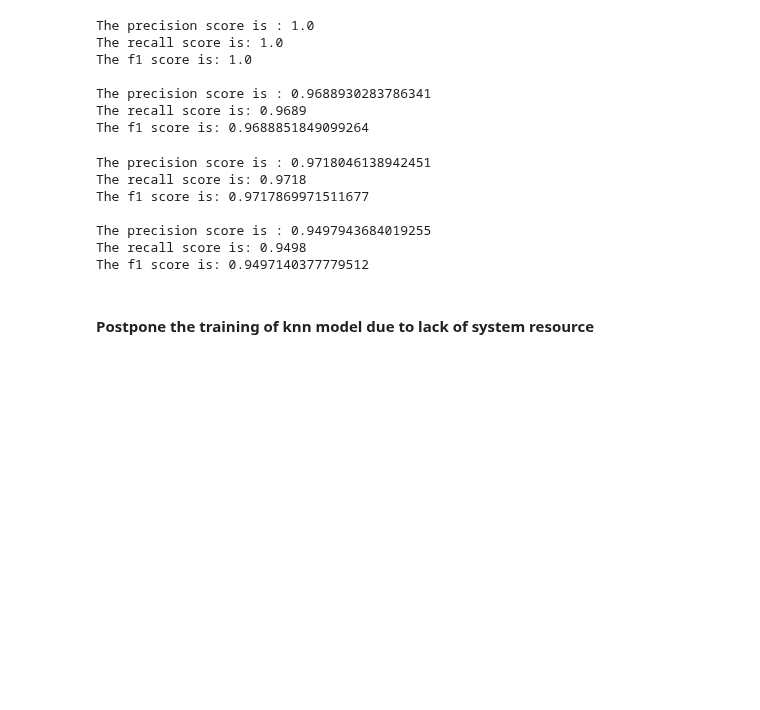
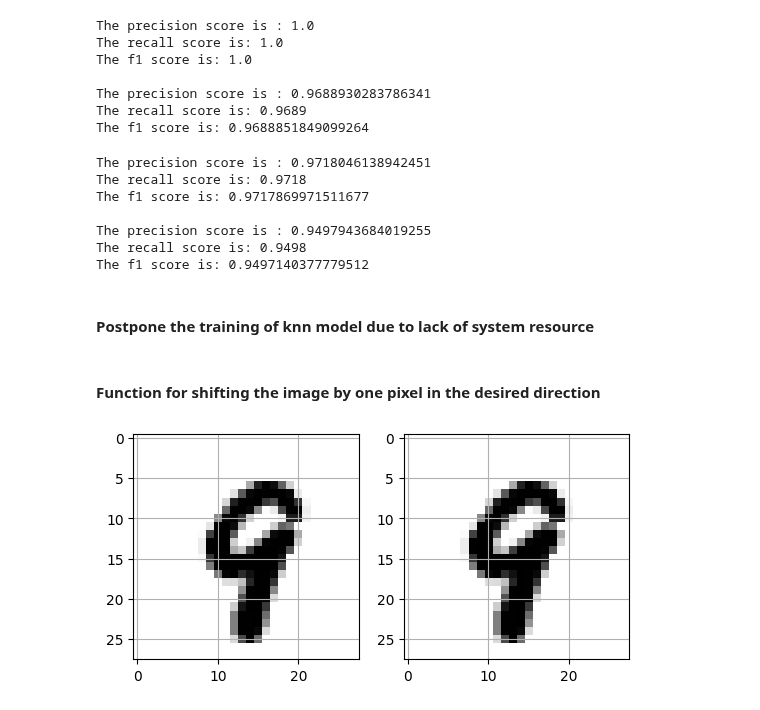
Before and after one commit to Ashmit-1/classificationDigits, a Jupyter notebook: classification.ipynb, the cells around one changed output. Saved outputs shown, nothing was run; the diff lists cells and outputs as text; code cells hidden in the pictures; blank space fills up the shorter version.

Commit message:
shift the present images by one pixel to generate more images for the training set

```diff
--- a/classification.ipynb
+++ b/classification.ipynb
@@ -739,3 +739,33 @@ The f1 score is: 0.9497140377779512
 #     joblib.dump(best_knn_full, "best_knn_full.pkl")
 # %% [markdown]
 #### Postpone the training of knn model due to lack of system resource
+# %% [markdown]
+#### Function for shifting the image by one pixel in the desired direction
+# %%
+def shift_image(np_array, direction="left"):
+    array = np_array.copy()
+    for i in range(len(array)):
+        for j in range(1, len(array[i])):
+            array[i][j-1] = array[i][j]
+    return array
+# %%
+new_array = shift_image(X_train)
+# %%
+%matplotlib inline
+import matplotlib as mpl
+import matplotlib.pyplot as plt
+some_digit = X_train[6969]
+some_digit_image = some_digit.reshape(28, 28)
+plt.subplot(1, 2, 1)
+plt.imshow(some_digit_image, cmap = mpl.cm.binary, interpolation="nearest")
+plt.axis("on")
+plt.grid(True)
+some_digit = new_array[6969]
+some_digit_image = some_digit.reshape(28, 28)
+plt.subplot(1, 2, 2)
+plt.imshow(some_digit_image, cmap = mpl.cm.binary, interpolation="nearest")
+plt.axis("on")
+plt.grid(True)
+plt.show()
+# %% [output]
+[figure, added]
```
Also changed, not shown: parts of 4 cells of this notebook.
